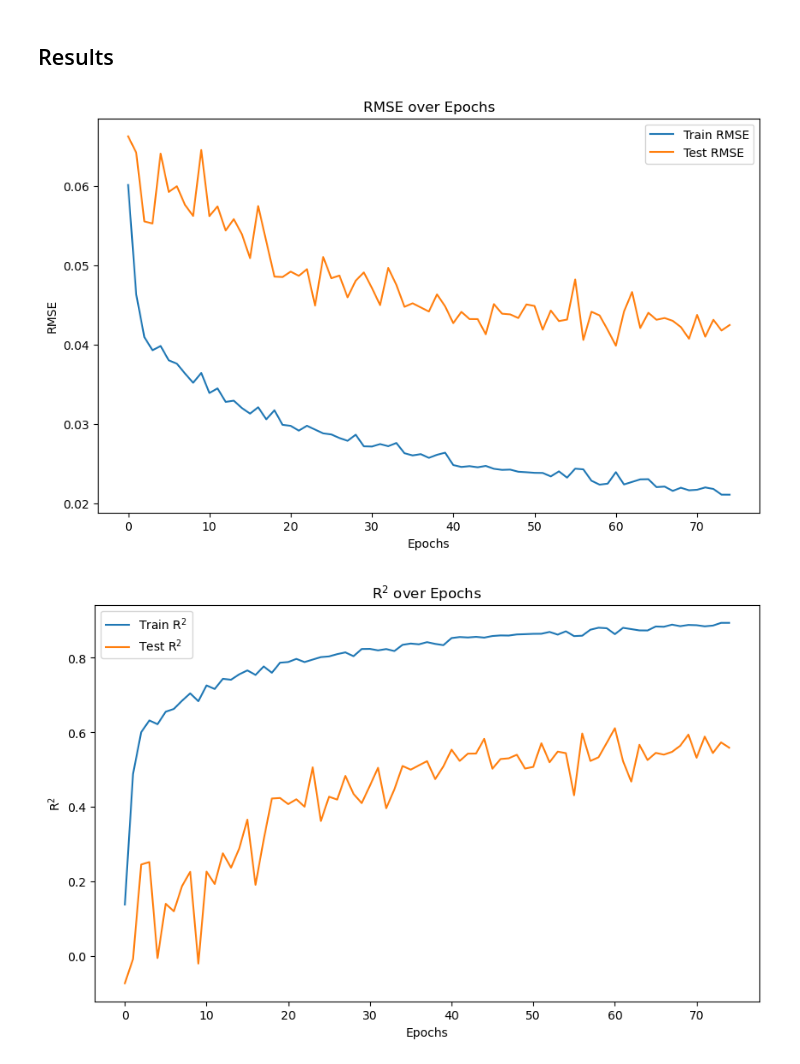
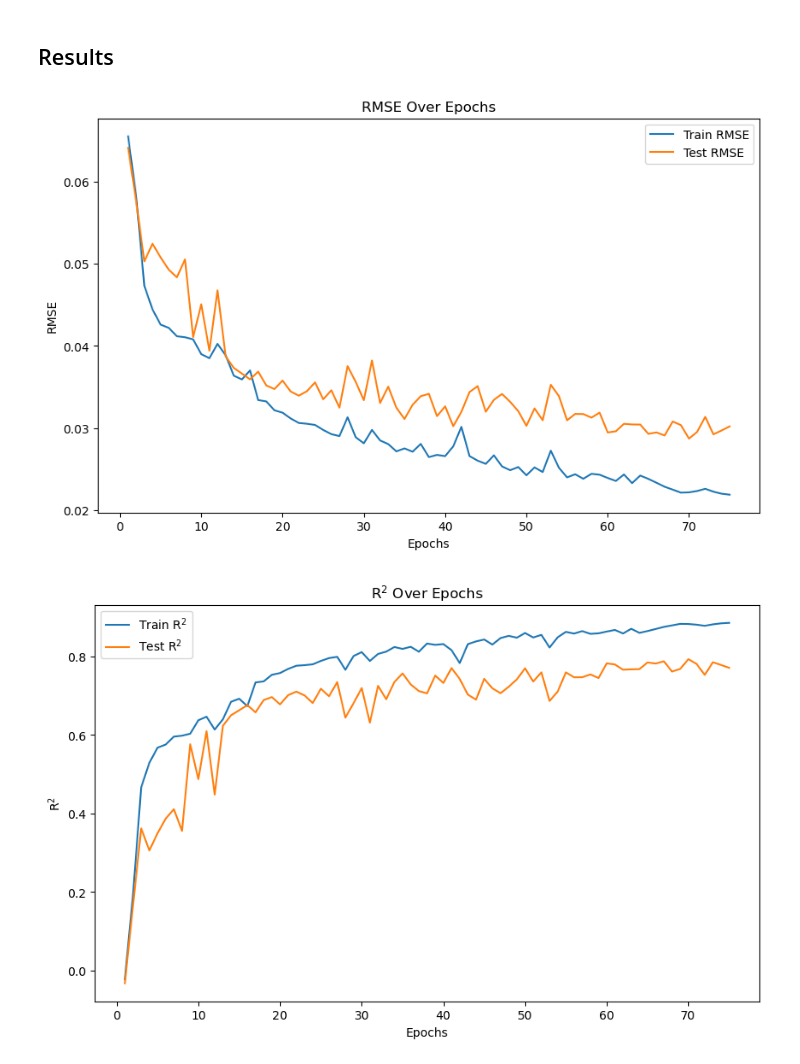
Before and after one commit to ai4er-cdt/earthquake-predictability, a Jupyter notebook: notebooks/CGB47 010 - Lab p4679 - TCN.ipynb, the cells around one changed output. Cells and saved outputs as stored; diff of their text form; code cells hidden in the pictures.

Commit message:
Added validation set to utils functions (data preprocessing, training, plotting), see example in CGB47 010 notebook

```diff
--- a/notebooks/CGB47 010 - Lab p4679 - TCN.ipynb
+++ b/notebooks/CGB47 010 - Lab p4679 - TCN.ipynb
@@ -93,9 +94,10 @@ print(f"X and y shapes: {X.shape}, {y.shape}")
 X and y shapes: torch.Size([2898, 90]), torch.Size([2898, 30])
 # %%
 # Split into train and test sets and normalise it
-X_train, y_train, X_test, y_test = split_train_test_forecast_windows(X, y, FORECAST, N_FORECAST_WINDOWS)
+X_train, y_train, X_val, y_val, X_test, y_test, = split_train_test_forecast_windows(X, y, FORECAST, N_FORECAST_WINDOWS, N_VALIDATION_WINDOWS)
 
 # Display shapes of the created datasets
 print(f"Training data shapes: {X_train.shape}, {y_train.shape}")
 print(f"Testing data shapes: {X_test.shape}, {y_test.shape}")
+print(f"Validation data shapes: {X_val.shape}, {y_val.shape}")
 # %% [output]
@@ -105,7 +108,7 @@ Testing data shapes: torch.Size([1800, 90]), torch.Size([1800, 30])
 ### Normalising with scaler based on the training set
 # %%
 # Normalise the dataset and save all sets into data_dict; keep scalers for later.
-data_dict, scaler_X, scaler_y = normalise_dataset(X_train, y_train, X_test, y_test)
+data_dict, scaler_X, scaler_y = normalise_dataset(X_train, y_train, X_test, y_test, X_val, y_val)
 
 print(data_dict.keys())
 # %% [output]
@@ -139,18 +142,20 @@ N_EPOCHS = 75
 results_dict = train_model(model, N_EPOCHS, data_dict, scaler_y, device)
 # %% [output]
 Training model on cpu
+# %%
+results_dict = eval_model_on_test_set(model, results_dict, data_dict, scaler_y, device)
 # %% [markdown]
 ## Results
 # %%
 # Plot RMSE
-plot_metric_results(N_EPOCHS, results_dict["train_rmse_list"], results_dict["test_rmse_list"], "RMSE")
+plot_metric_results(N_EPOCHS, results_dict["train_rmse_list"], results_dict["val_rmse_list"], "RMSE")
 # %% [output]
-[figure, old version]
+[figure, new version]
 # %%
 # Plot R2
-plot_metric_results(N_EPOCHS, results_dict["train_r2_list"], results_dict["test_r2_list"], "R$^2$")
+plot_metric_results(N_EPOCHS, results_dict["train_r2_list"], results_dict["val_r2_list"], "R$^2$")
 # %% [output]
-[figure, old version]
+[figure, new version]
 # %%
 # Plot predictions against true values
 TITLE = "Original Time Series and Model Predictions of Segment 1 sum"
```
Also changed, not shown: parts of 9 cells of this notebook, 6 other files.
